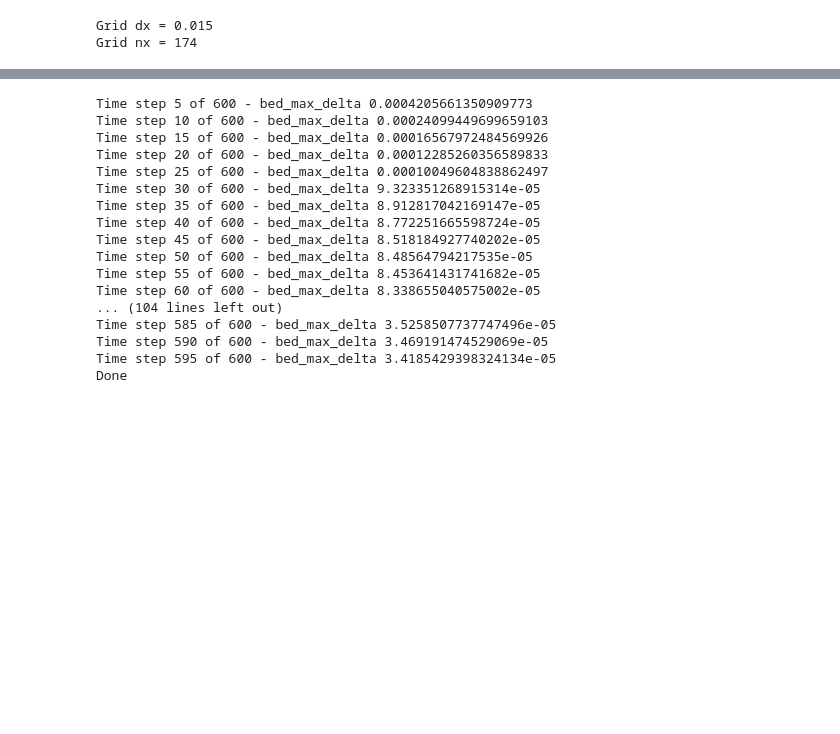
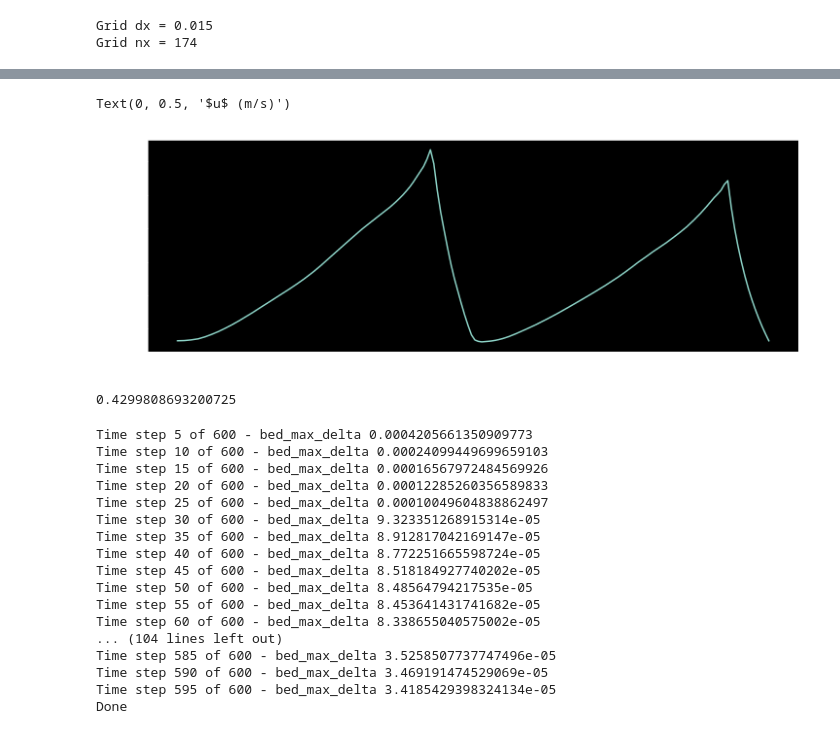
Before and after one commit to plgrover/pymorph, a Jupyter notebook: notebooks/Paper_3/March 27 2019 20 cm morphological sim.ipynb, the cells around one changed output, grey strips where cells are left out. Saved outputs shown, nothing was run; the diff lists cells and outputs as text; code cells hidden in the pictures; blank space fills up the shorter version.

```diff
--- a/notebooks/Paper_3/March 27 2019 20 cm morphological sim.ipynb
+++ b/notebooks/Paper_3/March 27 2019 20 cm morphological sim.ipynb
@@ -146,3 +144,14 @@ plt.plot(xc,zc,'r')
+# %%
+fig = plt.figure(figsize=(12, 4))
+plt.plot(xc,u)
+plt.ylabel('$u$ (m/s)')
+# %% [output]
+Text(0, 0.5, '$u$ (m/s)')
+[figure, added]
+# %%
+u.mean()
+# %% [output]
+0.4299808693200725
 # %%
 
 #--------------------------------
```
Also changed, not shown: parts of 4 cells of this notebook, 16 other files.
